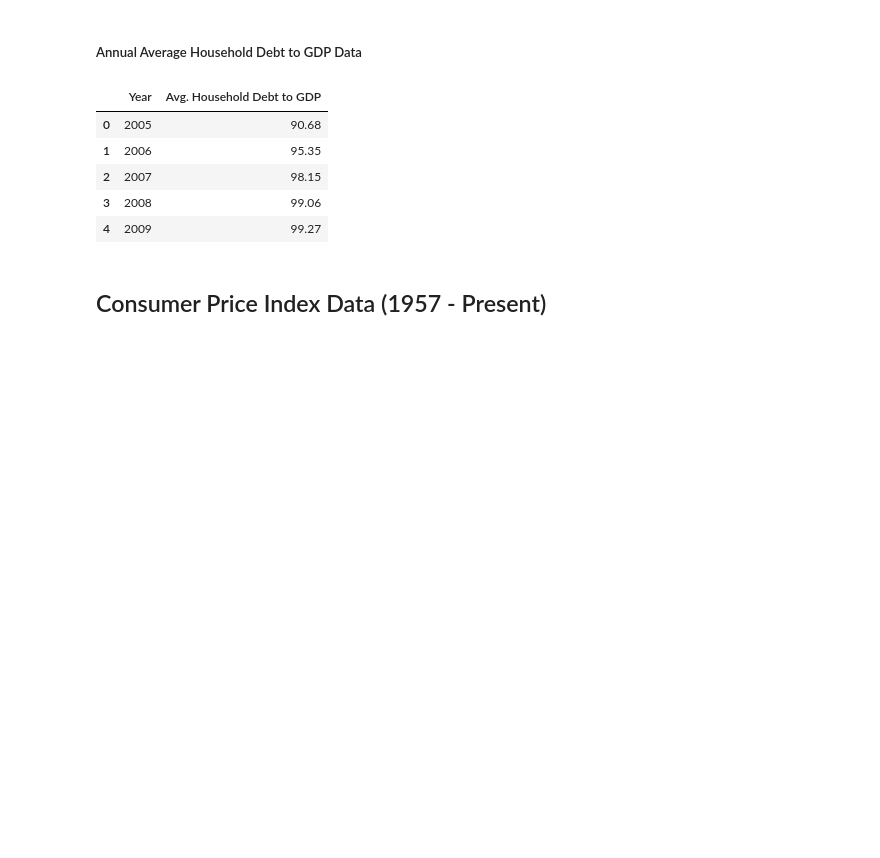
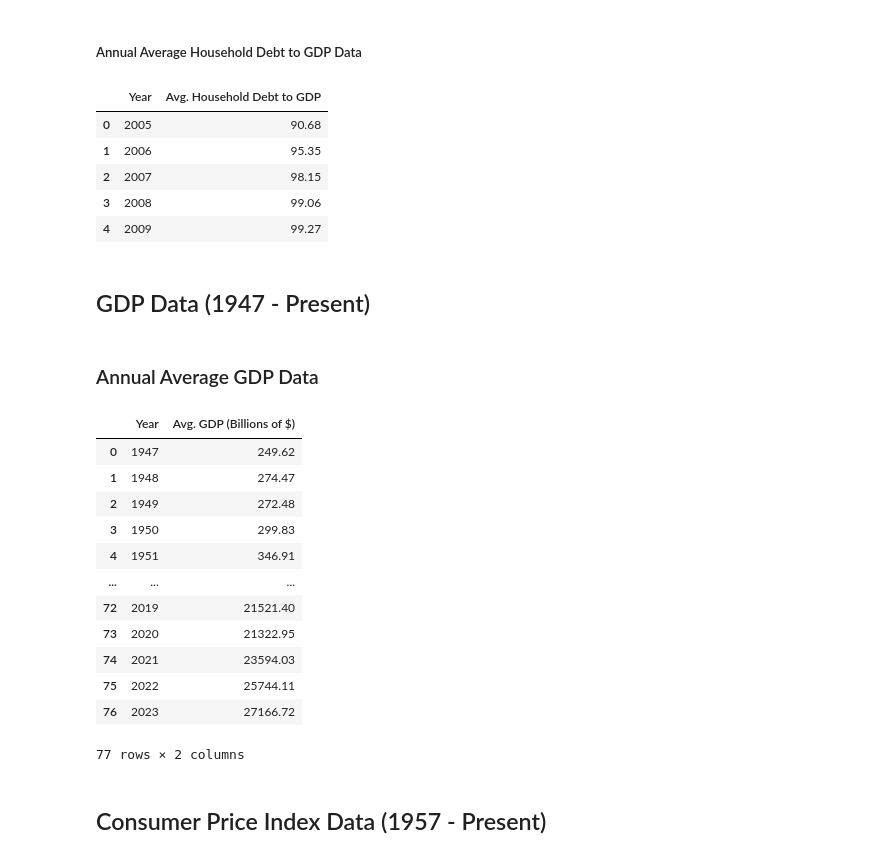
Before and after one commit to njlanger/Project1_Grp3, a Jupyter notebook: input_data/raw_fred_data.ipynb, the cells around one changed output. Drawn from its saved outputs; the diff is of its cells as text; code cells hidden in the pictures; blank space fills up the shorter version.

```diff
--- a/input_data/raw_fred_data.ipynb
+++ b/input_data/raw_fred_data.ipynb
@@ -343,6 +343,42 @@ avg_household_debt_to_gdp_df.head()
 | 2 | 2007 | 98.15 |
 | 3 | 2008 | 99.06 |
 | 4 | 2009 | 99.27 |
+# %% [markdown]
+## GDP Data (1947 - Present)
+# %%
+## Data Source: U.S. Bureau of Economic Analysis, Gross Domestic Product [GDP], retrieved from FRED, Federal Reserve Bank of St. Louis; https://fred.stlouisfed.org/series/GDP, November 13, 2023.
+usa_gdp = fred.get_series_df("GDP")
+
+# Replace string values with Nan value
+usa_gdp["value"] = usa_gdp["value"].replace(".", np.nan)
+
+#Reformat fred data
+usa_gdp_df = reformat_fred_df(usa_gdp, "GDP (Billions of $)")
+
+# Drop Nan value for year 1946 (Not needed)
+usa_gdp_df = usa_gdp_df.dropna()
+# %% [markdown]
+### Annual Average GDP Data
+# %%
+# Average values by year
+avg_usa_gdp_df = average_values_by_year_df(usa_gdp_df)
+
+# Display Dataframe
+avg_usa_gdp_df
+# %% [output]
+|  | Year | Avg. GDP (Billions of $) |
+| 0 | 1947 | 249.62 |
+| 1 | 1948 | 274.47 |
+| 2 | 1949 | 272.48 |
+| 3 | 1950 | 299.83 |
+| 4 | 1951 | 346.91 |
+| ... | ... | ... |
+| 72 | 2019 | 21521.40 |
+| 73 | 2020 | 21322.95 |
+| 74 | 2021 | 23594.03 |
+| 75 | 2022 | 25744.11 |
+| 76 | 2023 | 27166.72 |
+77 rows × 2 columns
 # %% [markdown]
 ## Consumer Price Index Data (1957 - Present)
 # %%
```
Also changed, not shown: parts of 3 cells of this notebook, 1 other file.
